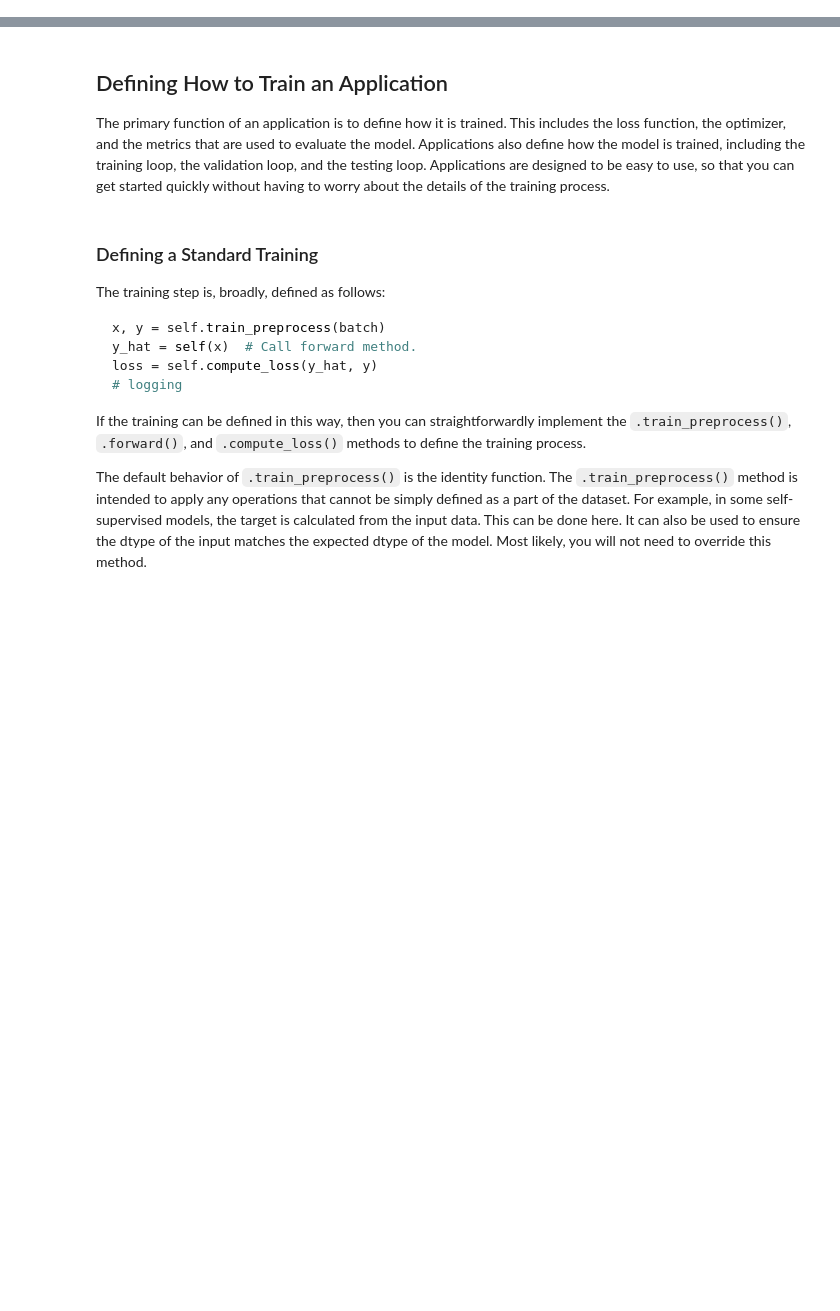
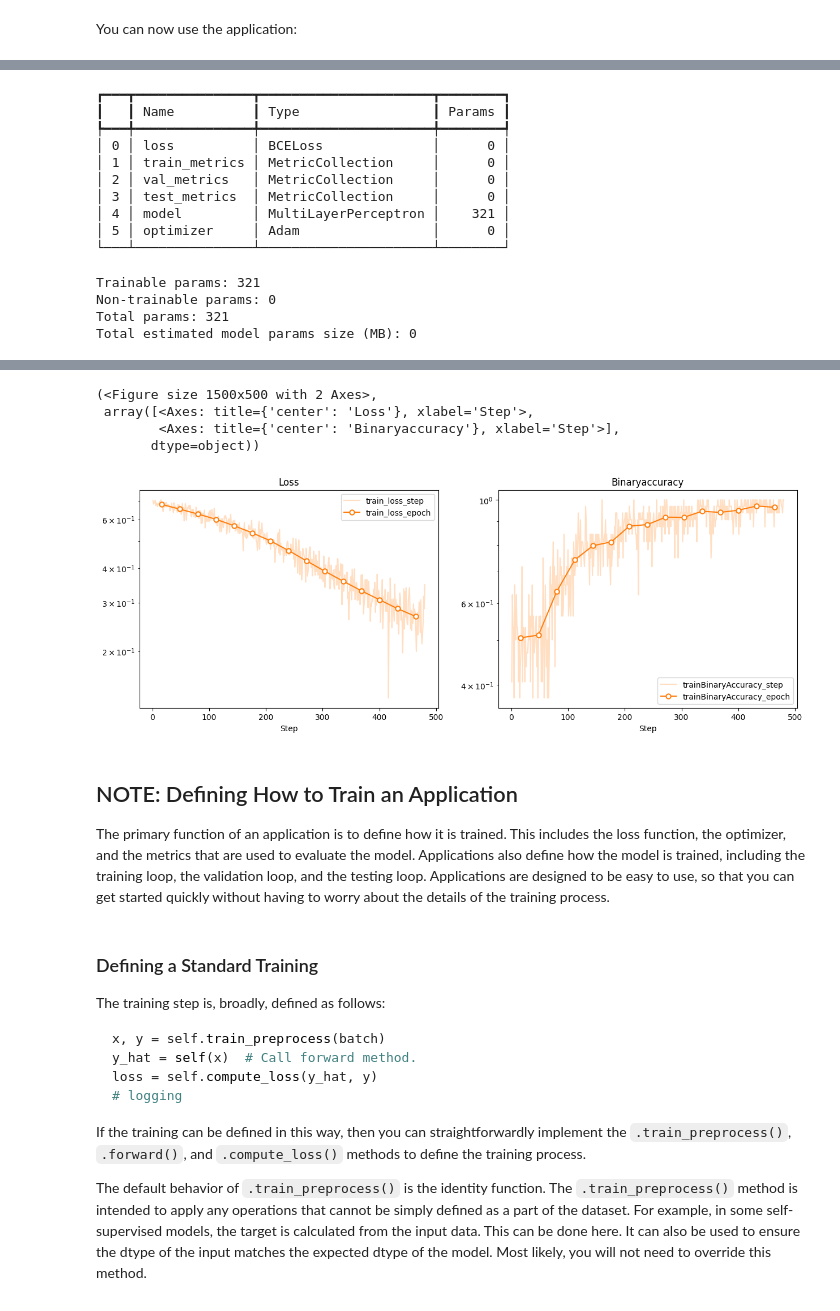
Before and after one commit to DeepTrackAI/deeplay, a Jupyter notebook: tutorials/developers/DT131_applications.ipynb, the cells around one changed output, grey strips where cells are left out. Drawn from its saved outputs; the diff is of its cells as text; code cells hidden in the pictures; blank space fills up the shorter version.

```diff
--- a/tutorials/developers/DT131_applications.ipynb
+++ b/tutorials/developers/DT131_applications.ipynb
@@ -13,0 +75,20 @@ A bad example would be for a classifier to include `app.conv_backbone`, `app.con
+# %%
+class BinaryClassifier(Application):
+    def __init__(self, model, **kwargs):
+        if kwargs.get("metrics", False) is False:
+            kwargs["metrics"] = [tm.Accuracy("binary")]
+
+        super().__init__(loss=nn.BCELoss(),
+                         optimizer=Adam(lr=1e-3)
+                         **kwargs)
+
+        self.model = model
+
+    def forward(self, x):
+        return self.model(x)
+
+    def compute_loss(self, y_hat, y):
+        # This method computes the loss.
+        # The targets are casted to float to match the expected type of the
+        # loss function.
+        return super().compute_loss(y_hat, y.float())
@@ -13,0 +225,15 @@ A bad example would be for a classifier to include `app.conv_backbone`, `app.con
+# %% [markdown]
+You can now use the application:
+# %%
+from deeplay.components import MultiLayerPerceptron
+
+net = MultiLayerPerceptron(3, [64], 1, out_activation=nn.Sigmoid)
+application = BinaryClassifier(net).build()
+
+x = torch.rand(1000, 3)
+target = x.sum(dim=1, keepdim=True) > 1.5
+
+hist = application.fit((x, target), max_epochs=15)
+
+hist.plot()
+# %% [output]
@@ -13,0 +243,14 @@ A bad example would be for a classifier to include `app.conv_backbone`, `app.con
+┏━━━┳━━━━━━━━━━━━━━━┳━━━━━━━━━━━━━━━━━━━━━━┳━━━━━━━━┓
+┃   ┃ Name          ┃ Type                 ┃ Params ┃
+┡━━━╇━━━━━━━━━━━━━━━╇━━━━━━━━━━━━━━━━━━━━━━╇━━━━━━━━┩
+│ 0 │ loss          │ BCELoss              │      0 │
+│ 1 │ train_metrics │ MetricCollection     │      0 │
+│ 2 │ val_metrics   │ MetricCollection     │      0 │
+│ 3 │ test_metrics  │ MetricCollection     │      0 │
+│ 4 │ model         │ MultiLayerPerceptron │    321 │
+│ 5 │ optimizer     │ Adam                 │      0 │
+└───┴───────────────┴──────────────────────┴────────┘
+Trainable params: 321
+Non-trainable params: 0
+Total params: 321
+Total estimated model params size (MB): 0
@@ -14,5 +262,10 @@ A bad example would be for a classifier to include `app.conv_backbone`, `app.con
+(<Figure size 1500x500 with 2 Axes>,
+ array([<Axes: title={'center': 'Loss'}, xlabel='Step'>,
+        <Axes: title={'center': 'Binaryaccuracy'}, xlabel='Step'>],
+       dtype=object))
+[figure, added]
 # %% [markdown]
-## Defining How to Train an Application
+## NOTE: Defining How to Train an Application
 
 The primary function of an application is to define how it is trained. This includes the loss function, the optimizer, and the metrics that are used to evaluate the model. Applications also define how the model is trained, including the training loop, the validation loop, and the testing loop. Applications are designed to be easy to use, so that you can get started quickly without having to worry about the details of the training process.
 # %% [markdown]
```
Also changed, not shown: parts of 14 cells of this notebook.
